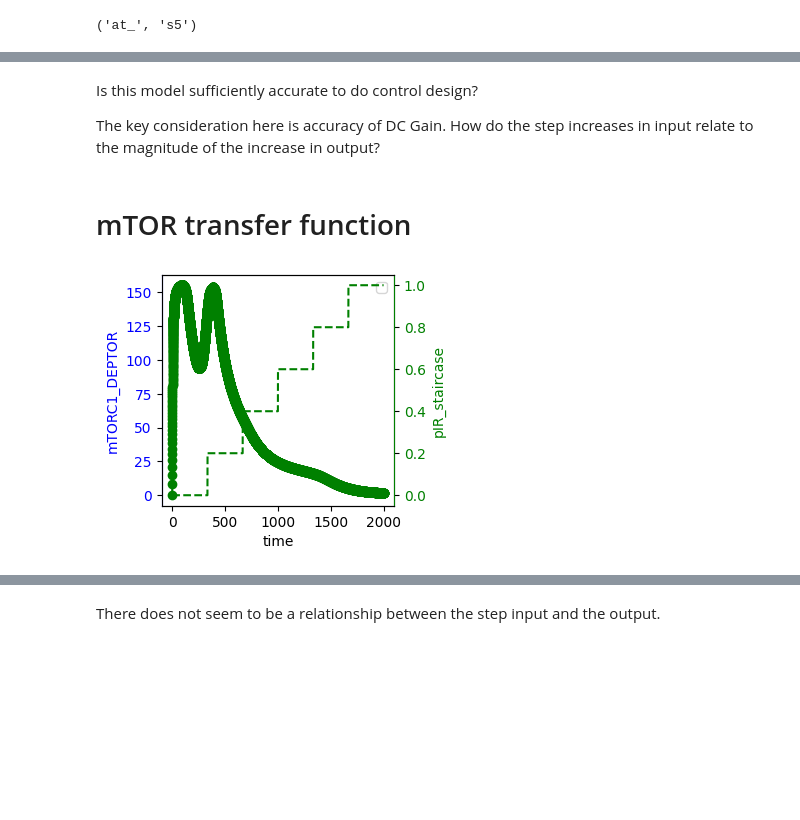
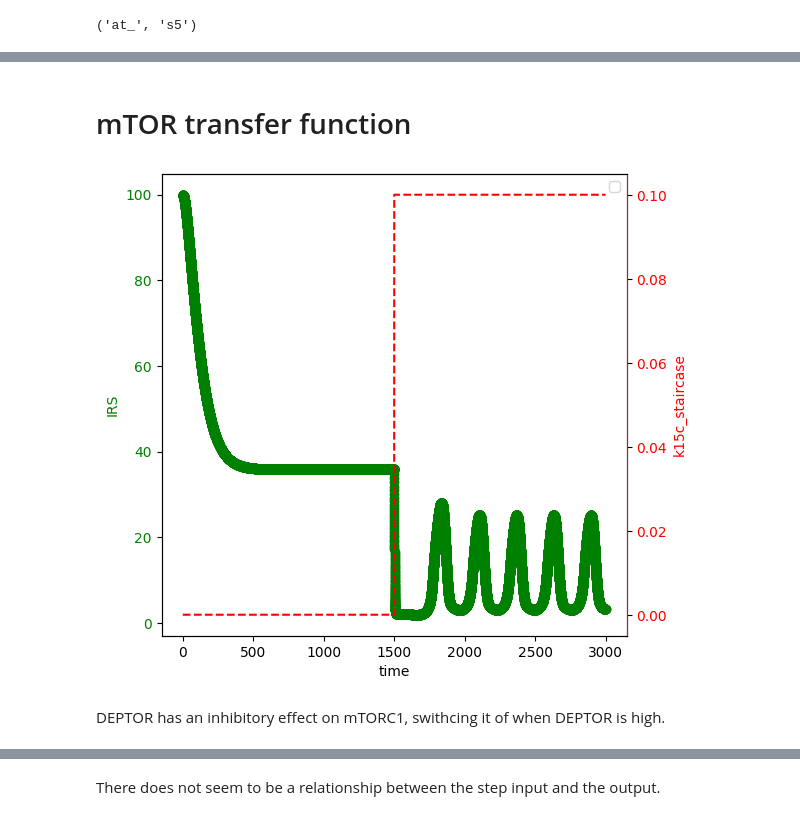
Before and after one commit to joseph-hellerstein/advanced-controls-lectures, a Jupyter notebook: classes/winter_2023/lectures/lecture_11_12-system-identification/system_identification.ipynb, the cells around one changed output, grey strips where cells are left out. Cells and saved outputs as stored; diff of their text form; code cells hidden in the pictures; blank space fills up the shorter version.

```diff
--- a/classes/winter_2023/lectures/lecture_11_12-system-identification/system_identification.ipynb
+++ b/classes/winter_2023/lectures/lecture_11_12-system-identification/system_identification.ipynb
@@ -294,15 +263,14 @@ fitter_result.transfer_function.dcgain()
-# %% [markdown]
-Is this model sufficiently accurate to do control design?
-
-The key consideration here is accuracy of DC Gain. How do the step increases in input relate to the magnitude of the increase in output?
 # %% [markdown]
 # mTOR transfer function
 # %%
-MTOR_BUILDER = MTOR_CTLSB.makeSISOTransferFunctionBuilder()
-MTOR_STAIRCASE = ctl.Staircase(initial_value=0, final_value=1, num_step=5)
-response_ts = MTOR_BUILDER.makeStaircaseResponse(staircase=MTOR_STAIRCASE, end_time=2000)
+MTOR_CTLSB = ctl.ControlSBML(MTOR_MODEL, input_names=["k15c"], output_names=["IRS"])
+MTOR_BUILDER = MTOR_CTLSB.makeSISOTransferFunctionBuilder(is_fixed_input_species=True)
+MTOR_STAIRCASE = ctl.Staircase(initial_value=0, final_value=0.1, num_step=1)
+response_ts = MTOR_BUILDER.makeStaircaseResponse(staircase=MTOR_STAIRCASE, end_time=3000)
 # %%
-MTOR_BUILDER.plotStaircaseResponse(response_ts,  figsize=(3,3), legend_crd=(2, 1))
+MTOR_BUILDER.plotStaircaseResponse(response_ts,  figsize=(6,6), legend_crd=(2, 1))
 # %% [output]
-[figure, old version]
+[figure, new version]
+# %% [markdown]
+DEPTOR has an inhibitory effect on mTORC1, swithcing it of when DEPTOR is high.
 # %%
```
Also changed, not shown: parts of 33 cells of this notebook, 1 other file.
